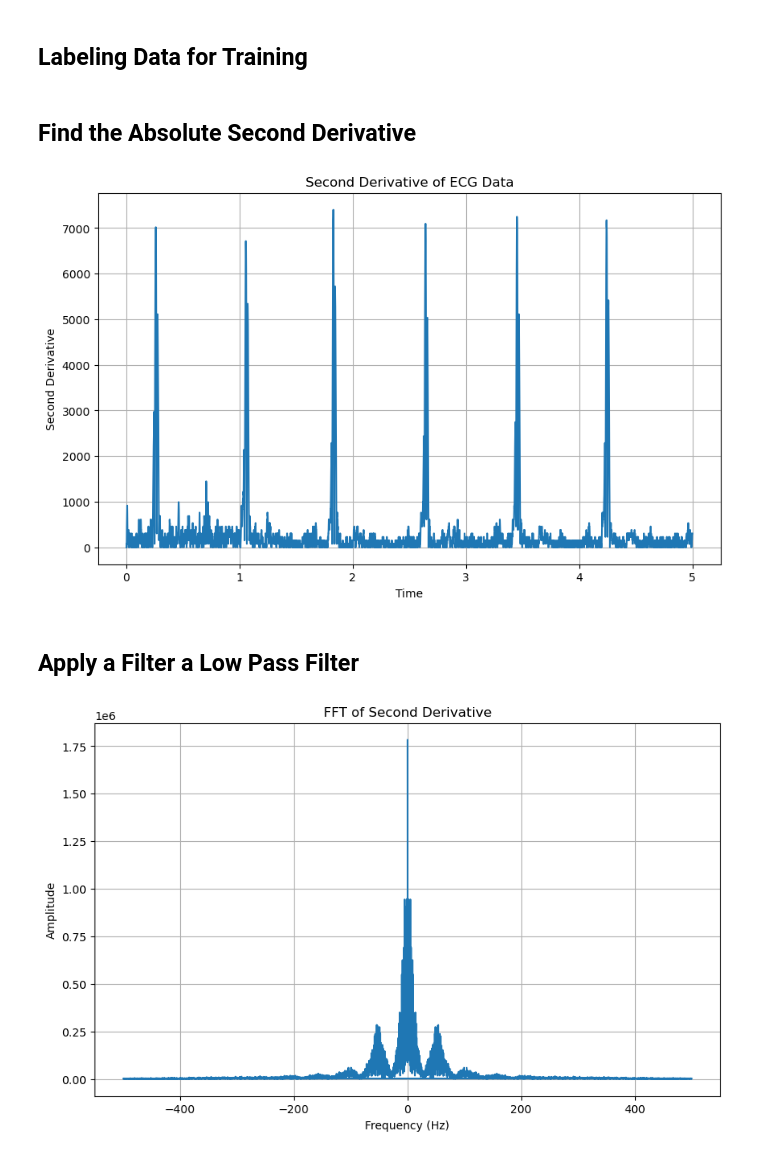
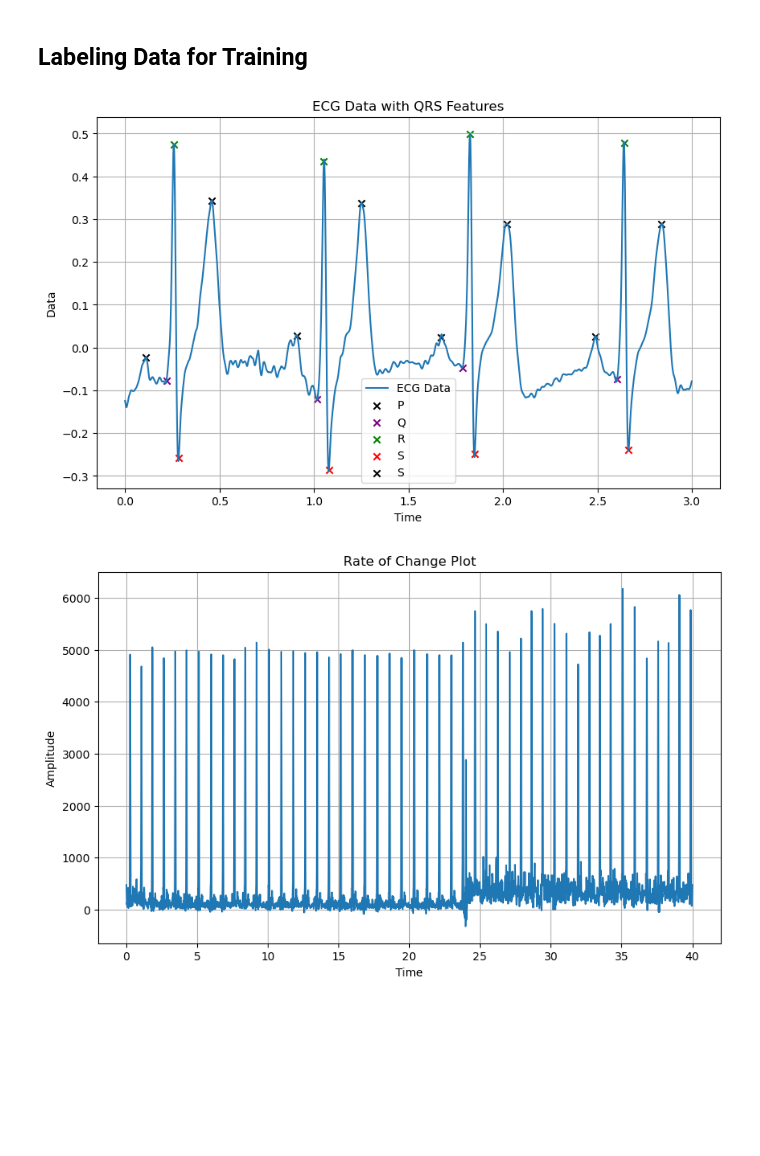
Before and after one commit to Joas329/QRS-Complex-Dection-Algoirthm, a Jupyter notebook: main.ipynb, the cells around one changed output. Cells and saved outputs as stored; diff of their text form; code cells hidden in the pictures; blank space fills up the shorter version.

Commit message:
main: Rate of change function created to perform the transform to ROC

```diff
--- a/main.ipynb
+++ b/main.ipynb
@@ -39,71 +48,49 @@ df_subset = df_subset - np.sum(df_subset)/len(df_subset)
 # %% [markdown]
 ## Labeling Data for Training
 # %%
+import numpy as np
+from scipy.signal import find_peaks
 
+
+p_indices = [110, 910, 1670, 2490]
 q_indices = [219, 1018, 1785, 2605]
 r_indices = [257, 1052, 1825, 2641]
 s_indices = [284, 1079, 1851, 2663]
+t_indices = [460, 1250, 2020, 2840]
 
 # Plot the ECG signal
 plt.figure(figsize=(10, 6))
 plt.plot(time_subset, df_subset, label='ECG Data')
 plt.xlabel('Time')
 plt.ylabel('Data')
 plt.title('ECG Data from Joaquin Philco')
 plt.grid(True)
+
+
+# Marking P Features
+plt.scatter(time_subset[p_indices], df_subset[p_indices], color='black', marker='x', label='P')
 
 # Marking Q Features
 plt.scatter(time_subset[q_indices], df_subset[q_indices], color='purple', marker='x', label='Q')
 
 # Marking R Features
 plt.scatter(time_subset[r_indices], df_subset[r_indices], color='green', marker='x', label='R')
 
 # Marking S Features
 plt.scatter(time_subset[s_indices], df_subset[s_indices], color='red', marker='x', label='S')
 
+# Marking T Features
+plt.scatter(time_subset[t_indices], df_subset[t_indices], color='black', marker='x', label='S')
+
 plt.xlabel('Time')
 plt.ylabel('Data')
 plt.title('ECG Data with QRS Features')
 plt.legend()
 plt.grid(True)
 plt.show()
+
+
+[x_data, y_data] = rate_of_change(time[:40000], data[:40000])
+# %% [output]
+[figure, added]
+[figure, added]
-# %% [markdown]
-## Find the Absolute Second Derivative
-# %%
-# Compute the first derivative
-first_derivative = np.gradient(df_subset, time_subset)
-
-# Compute the second derivative
-second_derivative = abs(np.gradient(first_derivative, time_subset))
-
-
-# Plot the second derivative
-plt.figure(figsize=(10, 6))
-plt.plot(time_subset, second_derivative)
-plt.xlabel('Time')
-plt.ylabel('Second Derivative')
-plt.title('Second Derivative of ECG Data')
-plt.grid(True)
-plt.show()
-# %% [output]
-[figure, removed]
-# %% [markdown]
-## Apply a Filter a Low Pass Filter
-# %%
-# Apply FFT to the second derivative
-fft_result = np.fft.fft(second_derivative)
-
-# Compute the frequencies corresponding to the FFT result
-n = len(second_derivative)
-freq = np.fft.fftfreq(n, d=(time_subset[1] - time_subset[0]))
-
-# Plot the FFT result
-plt.figure(figsize=(10, 6))
-plt.plot(freq, np.abs(fft_result))
-plt.xlabel('Frequency (Hz)')
-plt.ylabel('Amplitude')
-plt.title('FFT of Second Derivative')
-plt.grid(True)
-plt.show()
-# %% [output]
-[figure, removed]
```
Also changed, not shown: parts of 5 cells of this notebook.
